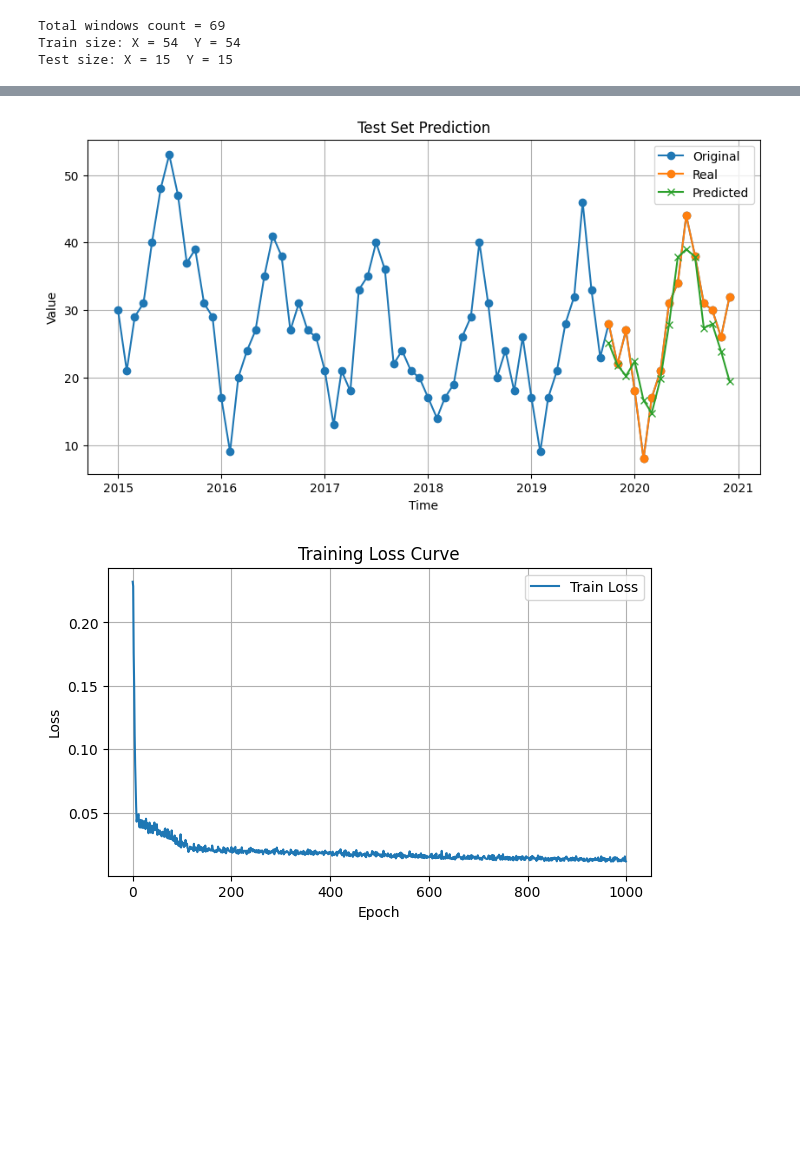
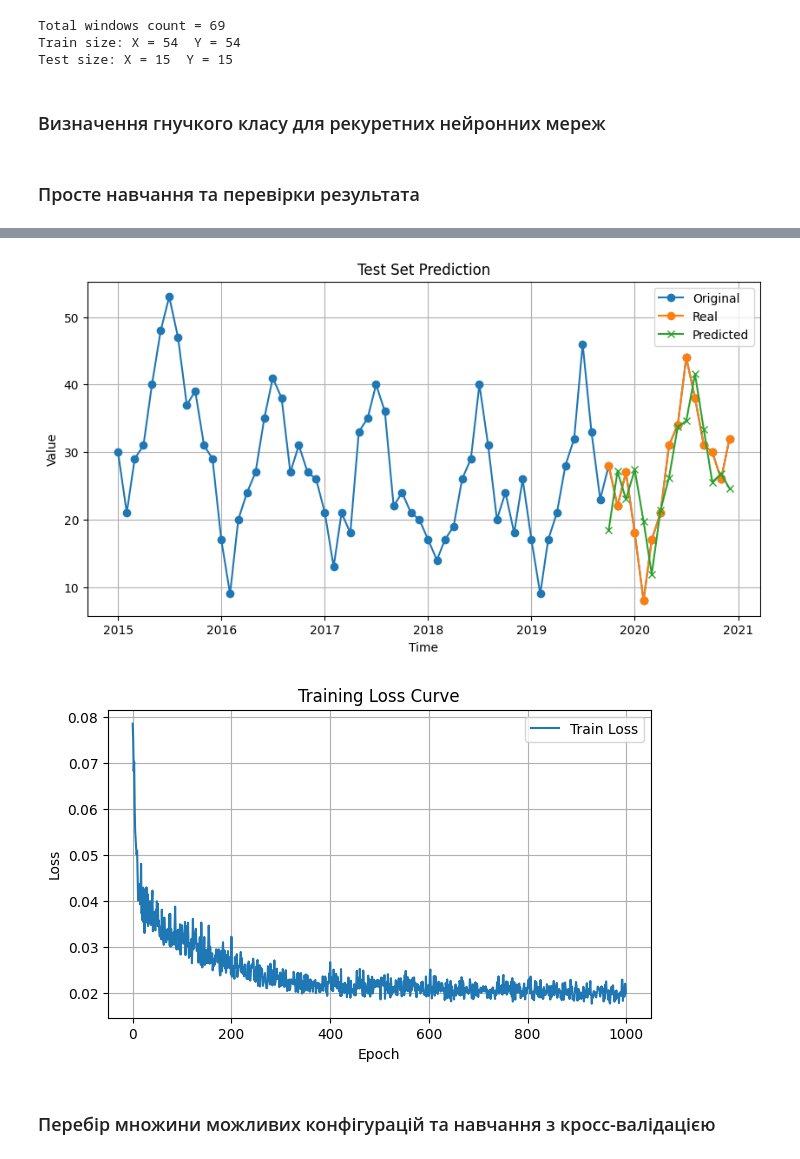
Before and after one commit to Deesthortered/ML_Courses_Homeworks, a Jupyter notebook: Lesson12_homework.ipynb, the cells around one changed output, grey strips where cells are left out. Saved outputs shown, nothing was run; the diff lists cells and outputs as text; code cells hidden in the pictures; blank space fills up the shorter version.

```diff
--- a/Lesson12_homework.ipynb
+++ b/Lesson12_homework.ipynb
@@ -40,15 +46,7 @@ test_set_size = 15
 input_sliding_window_size = 3
 output_sliding_window_size = 1
 
-current_rnn_type = 'LSTM'  # 'RNN', 'LSTM'
+current_rnn_type = 'LSTM'
+current_rnn_architecture = [1, 3, 1]    # first and last must be 1 = [1, ..., 1]
 current_activation_function = nn.ReLU()
-
-rnn_architectures = [
-    [10],
-    [2, 64, 1],
-    [2, 64, 32, 1],
-    [2, 128, 64, 32, 1],
-    [2, 32, 32, 32, 1],
-]
-
 current_criterion = nn.MSELoss()
@@ -104,6 +104,8 @@ test_dataset  = TimeSeriesDataset(test_x, test_y)
 
 train_loader = DataLoader(train_dataset, batch_size=16, shuffle=True)
 test_loader  = DataLoader(test_dataset, batch_size=1,  shuffle=False)
+# %% [markdown]
+### Визначення гнучкого класу для рекуретних нейронних мереж
 # %%
 class FlexibleRNN(nn.Module):
     def __init__(self, rnn_type, activation_function, sliding_window_size, forecast_horizon, layer_sizes):
@@ -150,6 +152,8 @@ class FlexibleRNN(nn.Module):
 
         out = self.fc(rnn_out[:, -1, :])
         return out
+# %% [markdown]
+### Просте навчання та перевірки результата
 # %%
 def train_model(model, criterion, train_loader, num_epochs=100, lr=0.01):
     optimizer = optim.Adam(model.parameters(), lr=lr)
@@ -177,13 +181,12 @@ def train_model(model, criterion, train_loader, num_epochs=100, lr=0.01):
 
     return train_losses
 # %%
-chosen_arch = rnn_architectures[1]
 model = FlexibleRNN(
     rnn_type=current_rnn_type,
     activation_function=current_activation_function,
     sliding_window_size=input_sliding_window_size,
     forecast_horizon=output_sliding_window_size,
-    layer_sizes=chosen_arch
+    layer_sizes=current_rnn_architecture
 )
 
 print("Created model:")
@@ -256,2 +259,4 @@ Epoch [1000/1000] - Train Loss: 0.0118
-[figure, old version]
+[figure, new version]
-[figure, old version]
+[figure, new version]
+# %% [markdown]
+### Перебір множини можливих конфігурацій та навчання з кросс-валідацією
```
Also changed, not shown: parts of 8 cells of this notebook.
